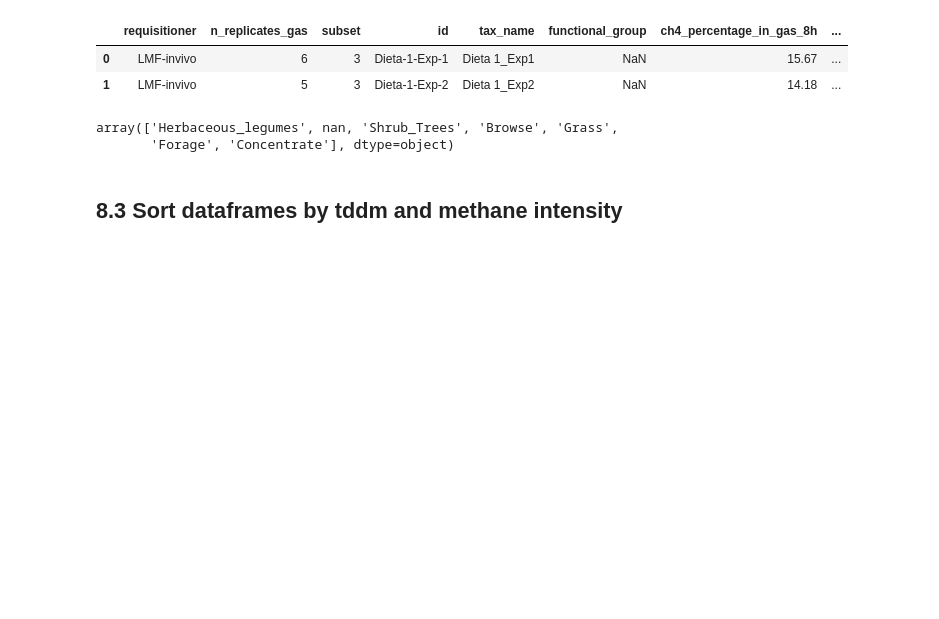
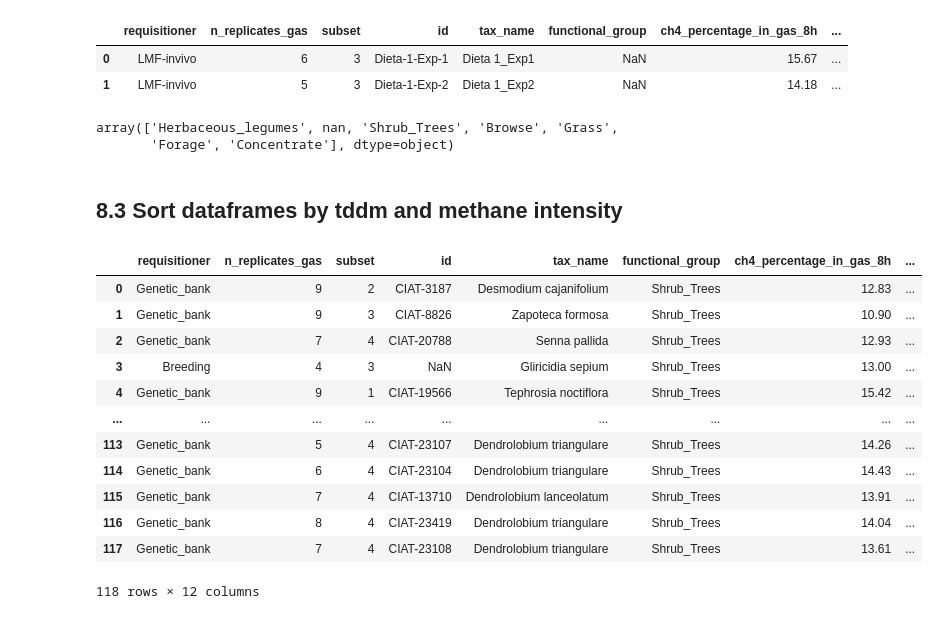
Before and after one commit to maurope/lmf, a Jupyter notebook: notebooks/2026/2026_05_22_data_delivery.ipynb, the cells around one changed output. Cells and saved outputs as stored; diff of their text form; code cells hidden in the pictures; blank space fills up the shorter version.

```diff
--- a/notebooks/2026/2026_05_22_data_delivery.ipynb
+++ b/notebooks/2026/2026_05_22_data_delivery.ipynb
@@ -917,4 +1101,29 @@ gas_av3.to_csv('/content/drive/MyDrive/lmf/output/2026_05_22_data_delivery/08_da
 grass_sorted = grass.sort_values(by=["tddm", "methane_intensity"],  ascending=[False, True]).reset_index(drop=True)
 shrub_sorted = shrub.sort_values(by=["tddm", "methane_intensity"],  ascending=[False, True]).reset_index(drop=True)
 legumes_sorted = legumes.sort_values(by=["tddm", "methane_intensity"],  ascending=[False, True]).reset_index(drop=True)
+# %%
+grass_sorted["ranking"] = range(1, len(grass_sorted) + 1)
+grass_sorted["quartile"] = pd.qcut(grass_sorted["ranking"], q=4,labels=["Q1", "Q2", "Q3", "Q4"])
+
+shrub_sorted["ranking"] = range(1, len(shrub_sorted) + 1)
+shrub_sorted["quartile"] = pd.qcut(shrub_sorted["ranking"], q=4,labels=["Q1", "Q2", "Q3", "Q4"])
+
+legumes_sorted["ranking"] = range(1, len(legumes_sorted) + 1)
+legumes_sorted["quartile"] = pd.qcut(legumes_sorted["ranking"], q=4,labels=["Q1", "Q2", "Q3", "Q4"])
+# %%
+shrub_sorted
+# %% [output]
+|  | requisitioner | n_replicates_gas | subset | id | tax_name | functional_group | ch4_percentage_in_gas_8h | ... |
+| 0 | Genetic_bank | 9 | 2 | CIAT-3187 | Desmodium cajanifolium | Shrub_Trees | 12.83 | ... |
+| 1 | Genetic_bank | 9 | 3 | CIAT-8826 | Zapoteca formosa | Shrub_Trees | 10.90 | ... |
+| 2 | Genetic_bank | 7 | 4 | CIAT-20788 | Senna pallida | Shrub_Trees | 12.93 | ... |
+| 3 | Breeding | 4 | 3 | NaN | Gliricidia sepium | Shrub_Trees | 13.00 | ... |
+| 4 | Genetic_bank | 9 | 1 | CIAT-19566 | Tephrosia noctiflora | Shrub_Trees | 15.42 | ... |
+| ... | ... | ... | ... | ... | ... | ... | ... | ... |
+| 113 | Genetic_bank | 5 | 4 | CIAT-23107 | Dendrolobium triangulare | Shrub_Trees | 14.26 | ... |
+| 114 | Genetic_bank | 6 | 4 | CIAT-23104 | Dendrolobium triangulare | Shrub_Trees | 14.43 | ... |
+| 115 | Genetic_bank | 7 | 4 | CIAT-13710 | Dendrolobium lanceolatum | Shrub_Trees | 13.91 | ... |
+| 116 | Genetic_bank | 8 | 4 | CIAT-23419 | Dendrolobium triangulare | Shrub_Trees | 14.04 | ... |
+| 117 | Genetic_bank | 7 | 4 | CIAT-23108 | Dendrolobium triangulare | Shrub_Trees | 13.61 | ... |
+118 rows × 12 columns
 # %%
```
Also changed, not shown: parts of 28 cells of this notebook, 24 other files.
